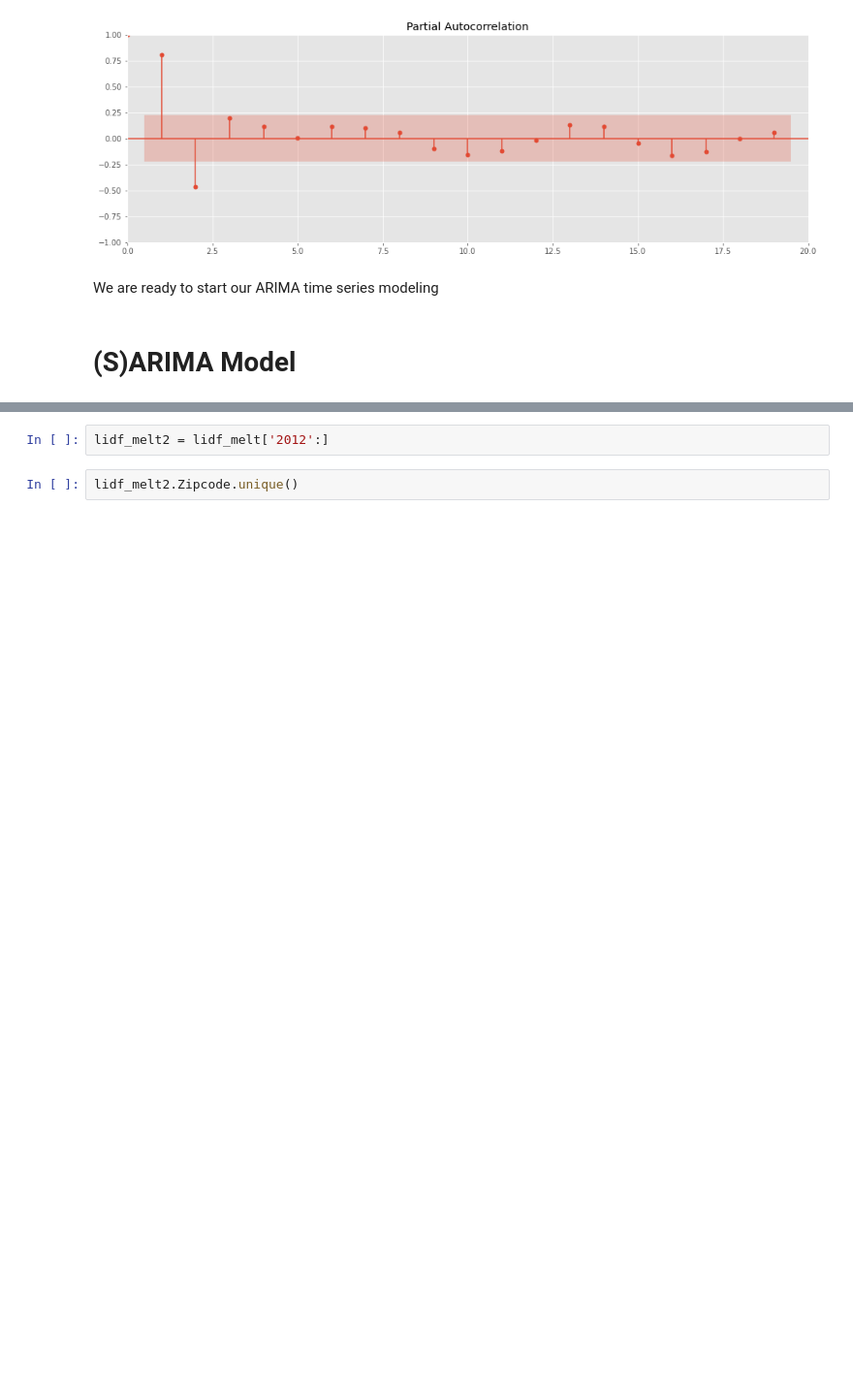
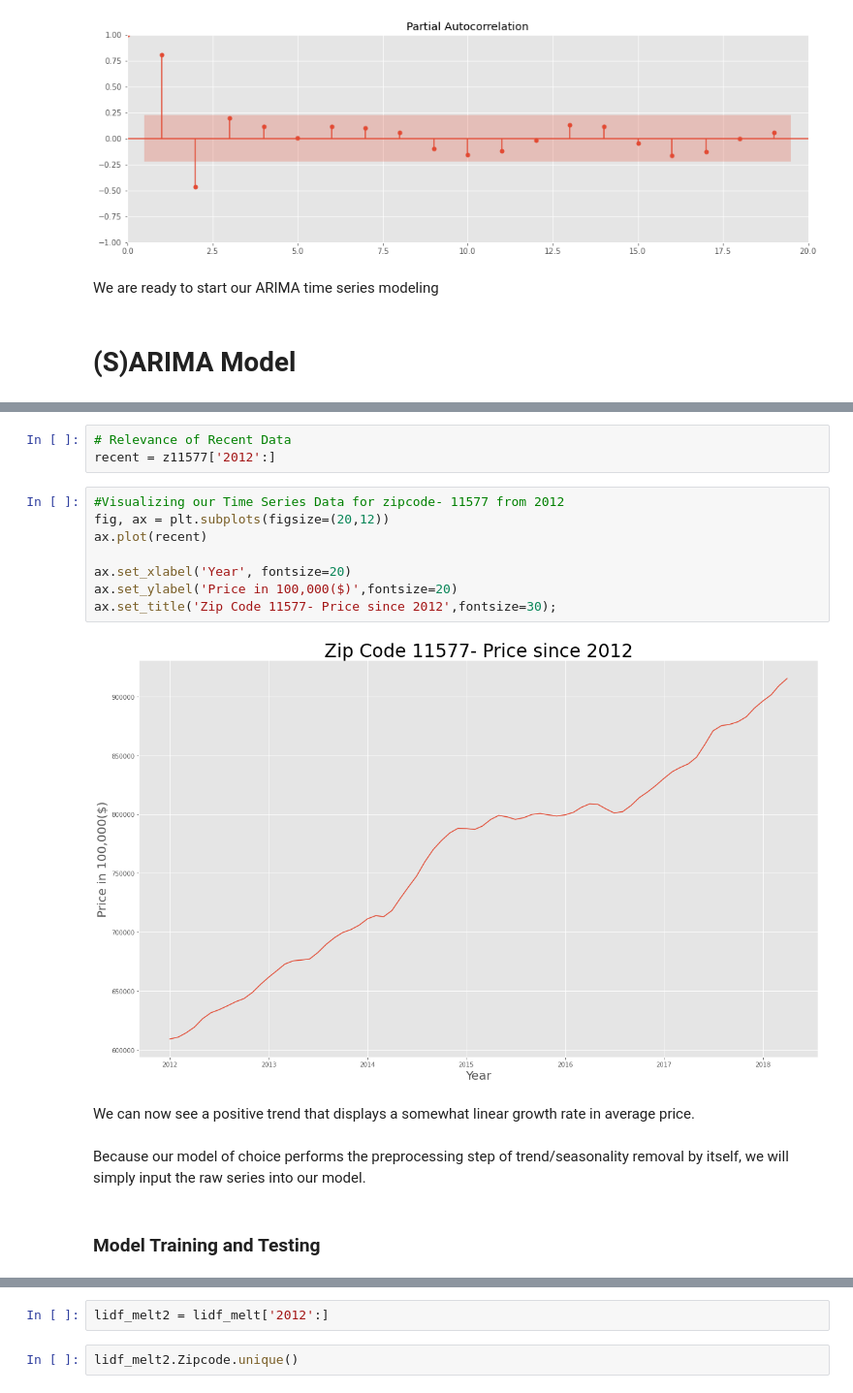
Before and after one commit to khwilliamkim/Zillow_Real_Estate_Time_Series_Analysis, a Jupyter notebook: Time_Series_Analysis_notebook.ipynb, the cells around one changed output, grey strips where cells are left out. Shown at 97% size. Cells and saved outputs as stored; diff of their text form; blank space fills up the shorter version.

```diff
--- a/Time_Series_Analysis_notebook.ipynb
+++ b/Time_Series_Analysis_notebook.ipynb
@@ -812,0 +844,19 @@ We want to build a Time Series model to predict the future ROI for each zip code
+# %%
+# Relevance of Recent Data
+recent = z11577['2012':]
+# %%
+#Visualizing our Time Series Data for zipcode- 11577 from 2012
+fig, ax = plt.subplots(figsize=(20,12))
+ax.plot(recent)
+
+ax.set_xlabel('Year', fontsize=20)
+ax.set_ylabel('Price in 100,000($)',fontsize=20)
+ax.set_title('Zip Code 11577- Price since 2012',fontsize=30);
+# %% [output]
+[figure, added]
+# %% [markdown]
+We can now see a positive trend that displays a somewhat linear growth rate in average price.
+# %% [markdown]
+Because our model of choice performs the preprocessing step of trend/seasonality removal by itself, we will simply input the raw series into our model.
+# %% [markdown]
+### Model Training and Testing
```
Also changed, not shown: parts of 92 cells of this notebook.
